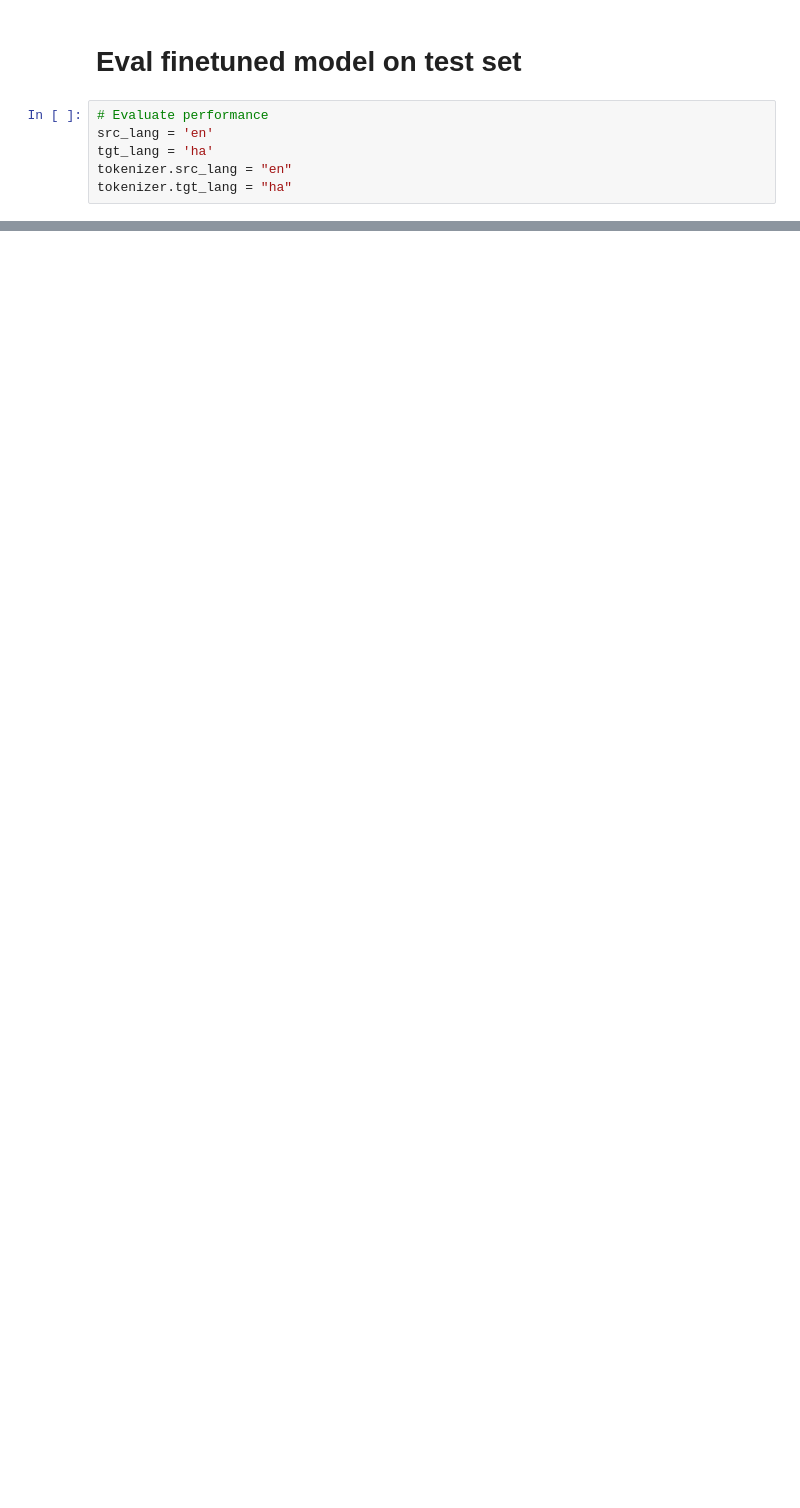
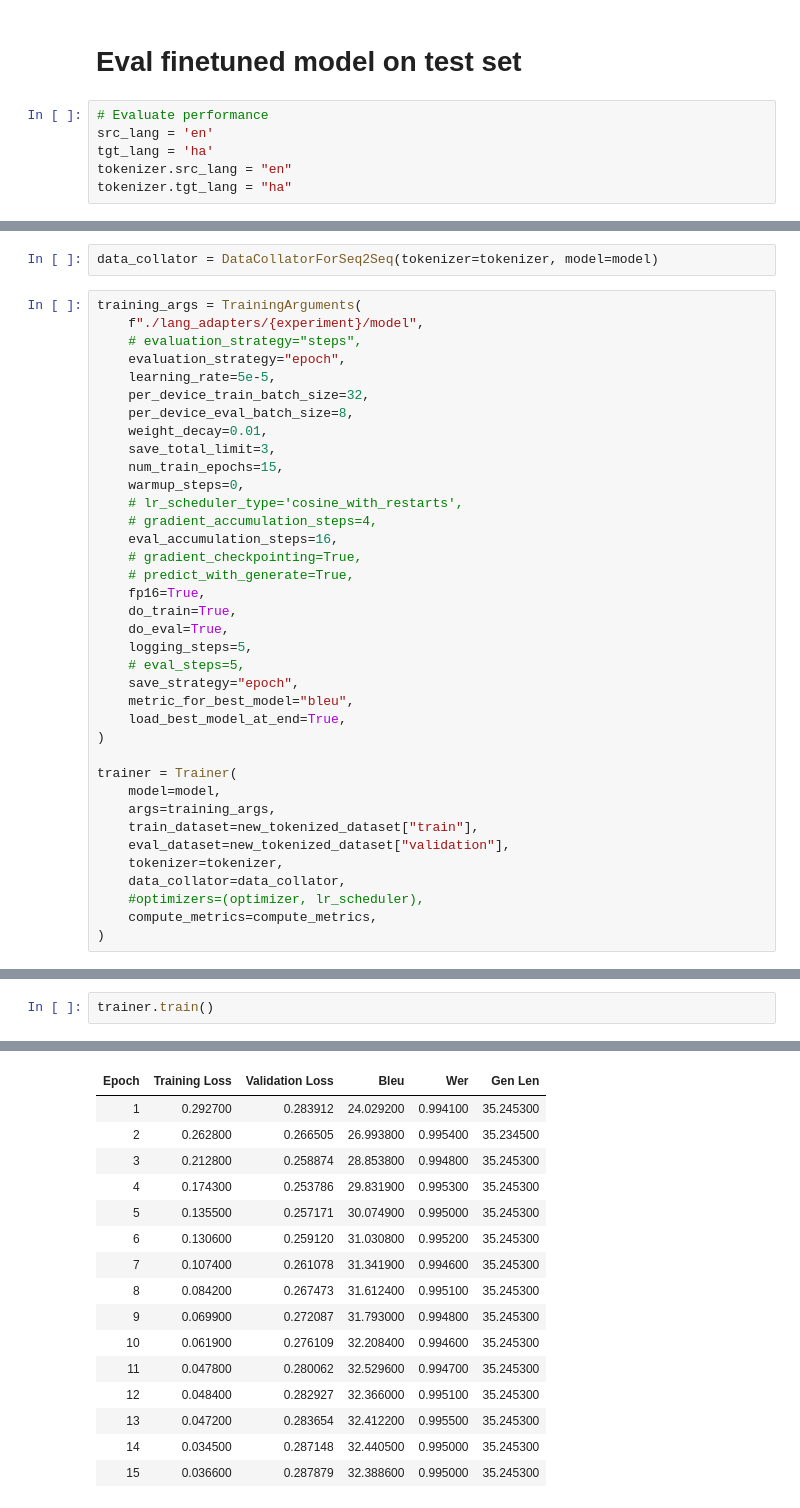
Before and after one commit to Capstone-Enterprise-UCSC/Reinforcement-Learning, a Jupyter notebook: m2m_100_finetune_base_model.ipynb, the cells around one changed output, grey strips where cells are left out. Saved outputs shown, nothing was run; the diff lists cells and outputs as text; blank space fills up the shorter version.

Commit message:
Added 0.7 threshold training

```diff
--- a/m2m_100_finetune_base_model.ipynb
+++ b/m2m_100_finetune_base_model.ipynb
@@ -294,0 +518,39 @@ test_outputs
+# %%
+data_collator = DataCollatorForSeq2Seq(tokenizer=tokenizer, model=model)
+# %%
+training_args = TrainingArguments(
+    f"./lang_adapters/{experiment}/model",
+    # evaluation_strategy="steps",
+    evaluation_strategy="epoch",
+    learning_rate=5e-5,
+    per_device_train_batch_size=32,
+    per_device_eval_batch_size=8,
+    weight_decay=0.01,
+    save_total_limit=3,
+    num_train_epochs=15,
+    warmup_steps=0,
+    # lr_scheduler_type='cosine_with_restarts',
+    # gradient_accumulation_steps=4,
+    eval_accumulation_steps=16,
+    # gradient_checkpointing=True,
+    # predict_with_generate=True,
+    fp16=True,
+    do_train=True,
+    do_eval=True,
+    logging_steps=5,
+    # eval_steps=5,
+    save_strategy="epoch",
+    metric_for_best_model="bleu",
+    load_best_model_at_end=True,
+)
+
+trainer = Trainer(
+    model=model,
+    args=training_args,
+    train_dataset=new_tokenized_dataset["train"],
+    eval_dataset=new_tokenized_dataset["validation"],
+    tokenizer=tokenizer,
+    data_collator=data_collator,
+    #optimizers=(optimizer, lr_scheduler),
+    compute_metrics=compute_metrics,
+)
@@ -294,0 +560,3 @@ test_outputs
+# %%
+trainer.train()
+# %% [output]
@@ -294,0 +564,16 @@ test_outputs
+| Epoch | Training Loss | Validation Loss | Bleu | Wer | Gen Len |
+| 1 | 0.292700 | 0.283912 | 24.029200 | 0.994100 | 35.245300 |
+| 2 | 0.262800 | 0.266505 | 26.993800 | 0.995400 | 35.234500 |
+| 3 | 0.212800 | 0.258874 | 28.853800 | 0.994800 | 35.245300 |
+| 4 | 0.174300 | 0.253786 | 29.831900 | 0.995300 | 35.245300 |
+| 5 | 0.135500 | 0.257171 | 30.074900 | 0.995000 | 35.245300 |
+| 6 | 0.130600 | 0.259120 | 31.030800 | 0.995200 | 35.245300 |
+| 7 | 0.107400 | 0.261078 | 31.341900 | 0.994600 | 35.245300 |
+| 8 | 0.084200 | 0.267473 | 31.612400 | 0.995100 | 35.245300 |
+| 9 | 0.069900 | 0.272087 | 31.793000 | 0.994800 | 35.245300 |
+| 10 | 0.061900 | 0.276109 | 32.208400 | 0.994600 | 35.245300 |
+| 11 | 0.047800 | 0.280062 | 32.529600 | 0.994700 | 35.245300 |
+| 12 | 0.048400 | 0.282927 | 32.366000 | 0.995100 | 35.245300 |
+| 13 | 0.047200 | 0.283654 | 32.412200 | 0.995500 | 35.245300 |
+| 14 | 0.034500 | 0.287148 | 32.440500 | 0.995000 | 35.245300 |
+| 15 | 0.036600 | 0.287879 | 32.388600 | 0.995000 | 35.245300 |
```
Also changed, not shown: parts of 28 cells of this notebook.
